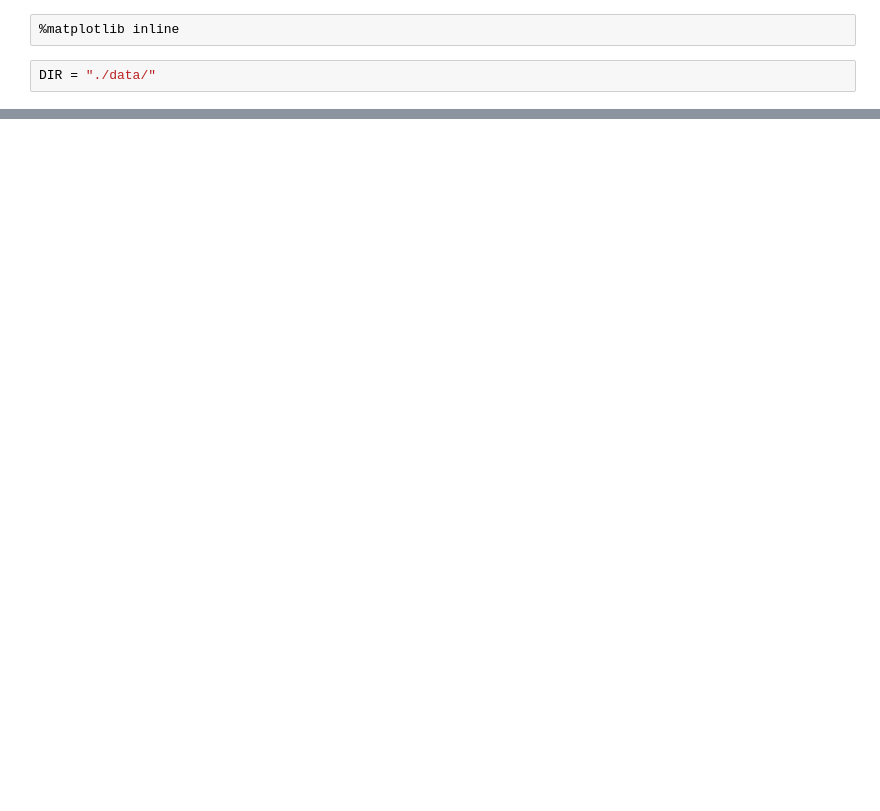
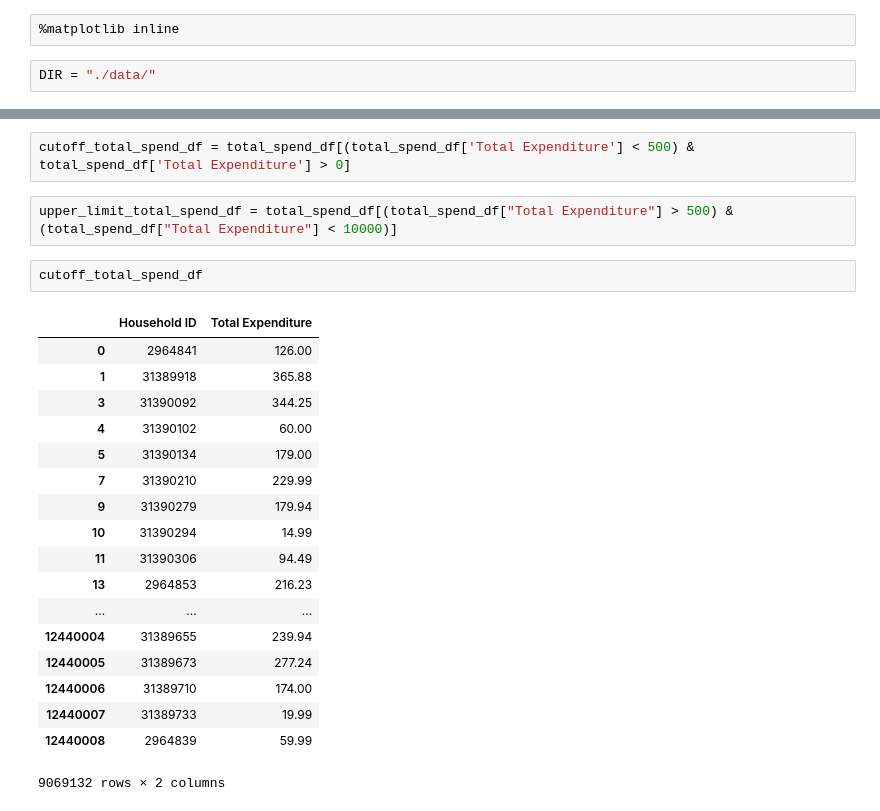
Before and after one commit to neka7449/odc-challenge, a Jupyter notebook: index.ipynb, the cells around one changed output, grey strips where cells are left out. Saved outputs shown, nothing was run; the diff lists cells and outputs as text; blank space fills up the shorter version.

```diff
--- a/index.ipynb
+++ b/index.ipynb
@@ -107,0 +65,25 @@ TomlDecodeError: Found invalid character in key name: ','. Try quoting the key n
+# %%
+cutoff_total_spend_df = total_spend_df[(total_spend_df['Total Expenditure'] < 500) & total_spend_df['Total Expenditure'] > 0]
+# %%
+upper_limit_total_spend_df = total_spend_df[(total_spend_df["Total Expenditure"] > 500) & (total_spend_df["Total Expenditure"] < 10000)]
+# %%
+cutoff_total_spend_df
+# %% [output]
+|  | Household ID | Total Expenditure |
+| 0 | 2964841 | 126.00 |
+| 1 | 31389918 | 365.88 |
+| 3 | 31390092 | 344.25 |
+| 4 | 31390102 | 60.00 |
+| 5 | 31390134 | 179.00 |
+| 7 | 31390210 | 229.99 |
+| 9 | 31390279 | 179.94 |
+| 10 | 31390294 | 14.99 |
+| 11 | 31390306 | 94.49 |
+| 13 | 2964853 | 216.23 |
+| ... | ... | ... |
+| 12440004 | 31389655 | 239.94 |
+| 12440005 | 31389673 | 277.24 |
+| 12440006 | 31389710 | 174.00 |
+| 12440007 | 31389733 | 19.99 |
+| 12440008 | 2964839 | 59.99 |
+9069132 rows × 2 columns
```
Also changed, not shown: parts of 38 cells of this notebook.
